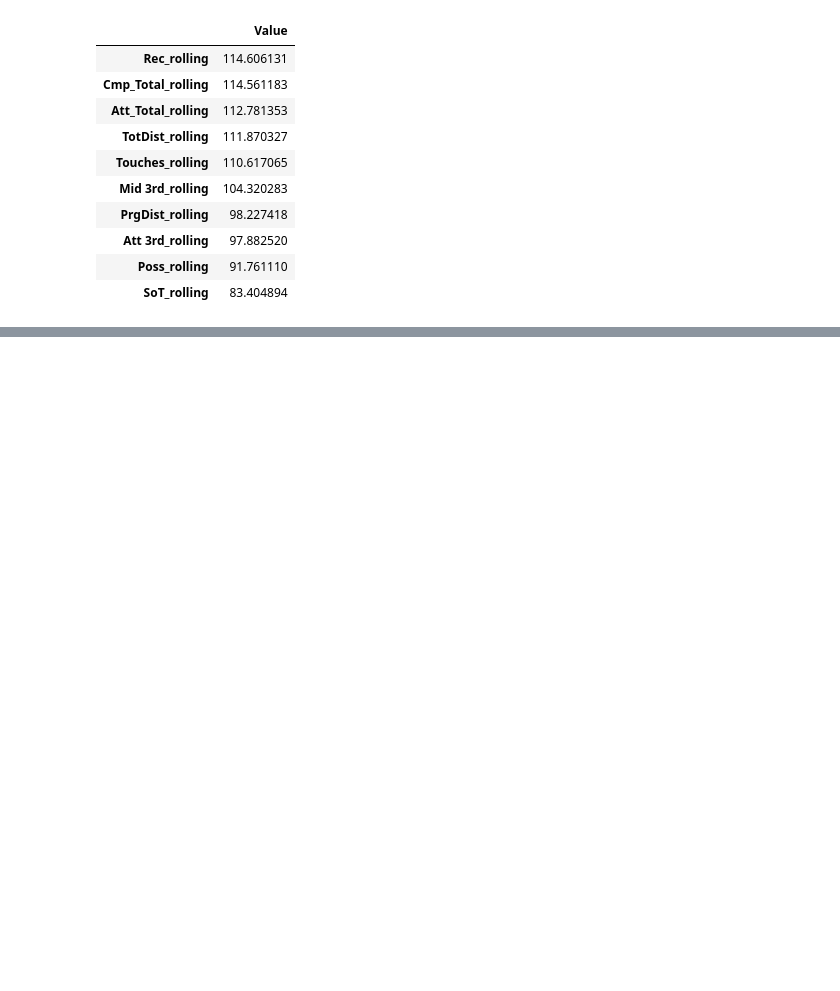
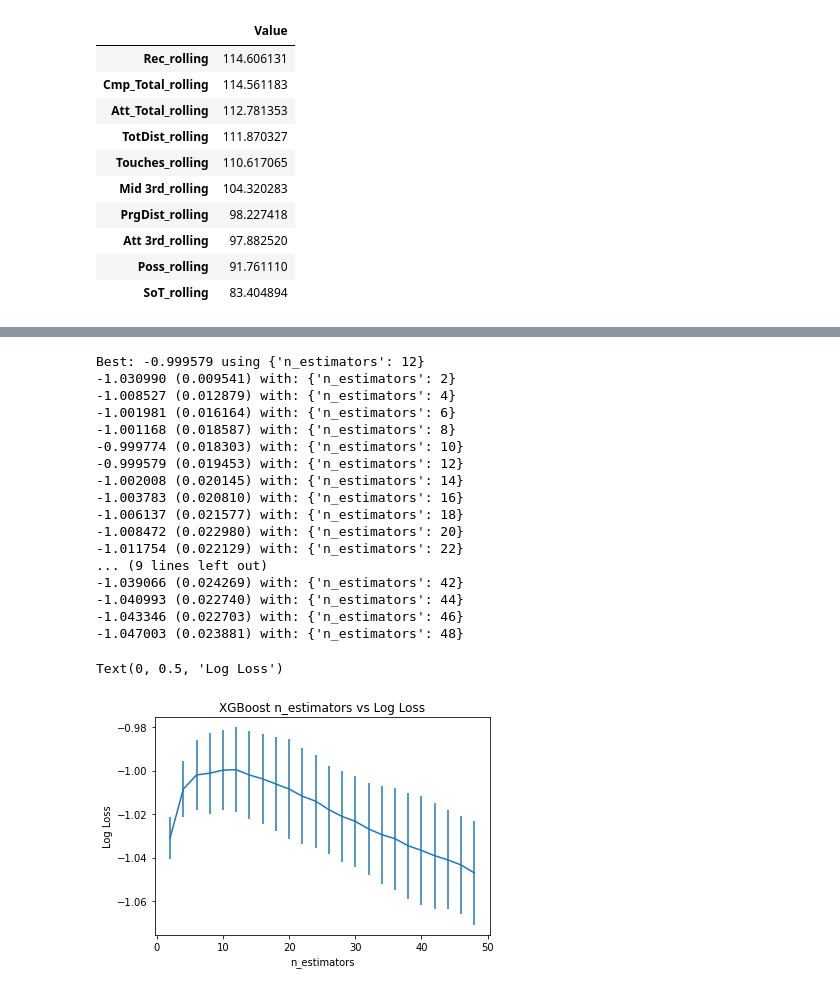
Before and after one commit to Wirus3k/Football_Predictions, a Jupyter notebook: Data Scraping/PremierLeague/EPL_Machine_Learning.ipynb, the cells around one changed output, grey strips where cells are left out. Cells and saved outputs as stored; diff of their text form; code cells hidden in the pictures; blank space fills up the shorter version.

```diff
--- a/Data Scraping/PremierLeague/EPL_Machine_Learning.ipynb
+++ b/Data Scraping/PremierLeague/EPL_Machine_Learning.ipynb
@@ -492,0 +529,45 @@ models
+# %%
+from sklearn.model_selection import GridSearchCV
+from sklearn.model_selection import StratifiedKFold
+model = XGBClassifier(objective='multi:softmax',
+                            num_class=3,
+                            missing=1,
+                            eval_metric=['merror','mlogloss'],
+                            seed=42)
+n_estimators = range(2, 50, 2)
+param_grid = dict(n_estimators=n_estimators)
+kfold = StratifiedKFold(n_splits=10, shuffle=True, random_state=7)
+grid_search = GridSearchCV(model, param_grid, scoring="neg_log_loss", n_jobs=-1, cv=kfold)
+grid_result = grid_search.fit(X_train, y_train)
+# summarize results
+print("Best: %f using %s" % (grid_result.best_score_, grid_result.best_params_))
+means = grid_result.cv_results_['mean_test_score']
+stds = grid_result.cv_results_['std_test_score']
+params = grid_result.cv_results_['params']
+for mean, stdev, param in zip(means, stds, params):
+ print("%f (%f) with: %r" % (mean, stdev, param))
+# plot
+pyplot.errorbar(n_estimators, means, yerr=stds)
+pyplot.title("XGBoost n_estimators vs Log Loss")
+pyplot.xlabel('n_estimators')
+pyplot.ylabel('Log Loss')
+# %% [output]
+Best: -0.999579 using {'n_estimators': 12}
+-1.030990 (0.009541) with: {'n_estimators': 2}
+-1.008527 (0.012879) with: {'n_estimators': 4}
+-1.001981 (0.016164) with: {'n_estimators': 6}
+-1.001168 (0.018587) with: {'n_estimators': 8}
+-0.999774 (0.018303) with: {'n_estimators': 10}
+-0.999579 (0.019453) with: {'n_estimators': 12}
+-1.002008 (0.020145) with: {'n_estimators': 14}
+-1.003783 (0.020810) with: {'n_estimators': 16}
+-1.006137 (0.021577) with: {'n_estimators': 18}
+-1.008472 (0.022980) with: {'n_estimators': 20}
+-1.011754 (0.022129) with: {'n_estimators': 22}
+... (9 lines left out)
+-1.039066 (0.024269) with: {'n_estimators': 42}
+-1.040993 (0.022740) with: {'n_estimators': 44}
+-1.043346 (0.022703) with: {'n_estimators': 46}
+-1.047003 (0.023881) with: {'n_estimators': 48}
+Text(0, 0.5, 'Log Loss')
+[figure, added]
```
Also changed, not shown: parts of 20 cells of this notebook.
